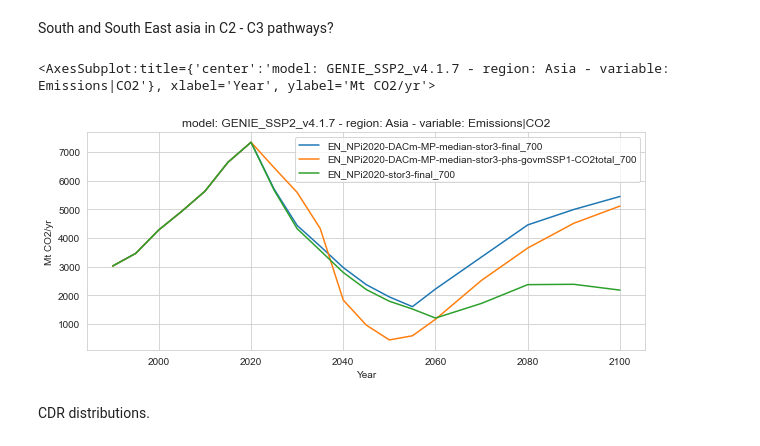
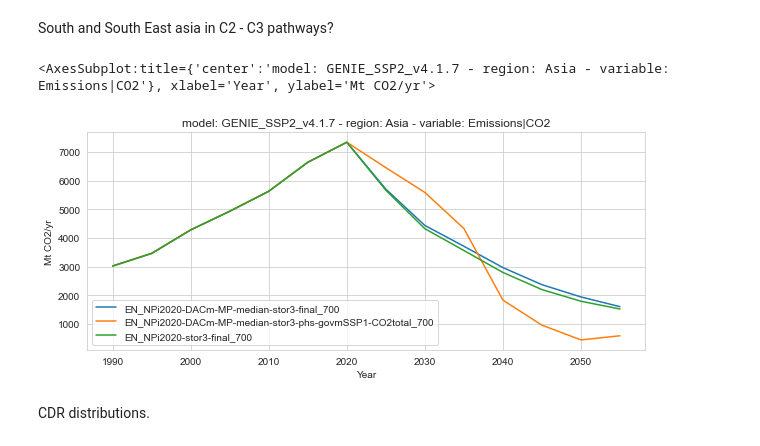
Before and after one commit to iiasa/gidden_brutschin_et_al_2023, a Jupyter notebook: figures/equity/02_statement.ipynb, the cells around one changed output. Cells and saved outputs as stored; diff of their text form; code cells hidden in the pictures.

Commit message:
update equity statement figure for net-zero year cut off

```diff
--- a/figures/equity/02_statement.ipynb
+++ b/figures/equity/02_statement.ipynb
@@ -29,7 +29,7 @@ pyam - INFO: Running in a notebook, setting up a basic logging at level INFO
 pyam.core - INFO: Reading file ..\..\data\gidden_brutshin_et_al_2023_data.csv
 pyam.core - INFO: Reading meta indicators
 # %%
-scens = pd.read_excel(datapath / 'scenarios.xlsx', sheet_name='equity_comparison')
+scens = pd.read_excel(datapath / 'scenarios_assessed.xlsx', sheet_name='equity_comparison')
 # %%
 equity_data = fulldf.filter(
     scenario=scens['Scenario']
@@ -311,14 +315,15 @@ South and South East asia in C2 - C3 pathways?
 # %%
 fig, ax = plt.subplots(figsize=(10,4))
 
 deep_dive.filter(
     Temperature='1.5C - OS',
     region='Asia',
-    variable='Emissions|CO2'
+    variable='Emissions|CO2',
+    year=range(1990, 2056),
 ).plot(color='scenario', ax=ax)
 # %% [output]
 <AxesSubplot:title={'center':'model: GENIE_SSP2_v4.1.7 - region: Asia - variable: Emissions|CO2'}, xlabel='Year', ylabel='Mt CO2/yr'>
-[figure, old version]
+[figure, new version]
 # %%
 fig.savefig('SI_fig_equity.png')
 # %% [markdown]
```
Also changed, not shown: parts of 7 cells of this notebook.
